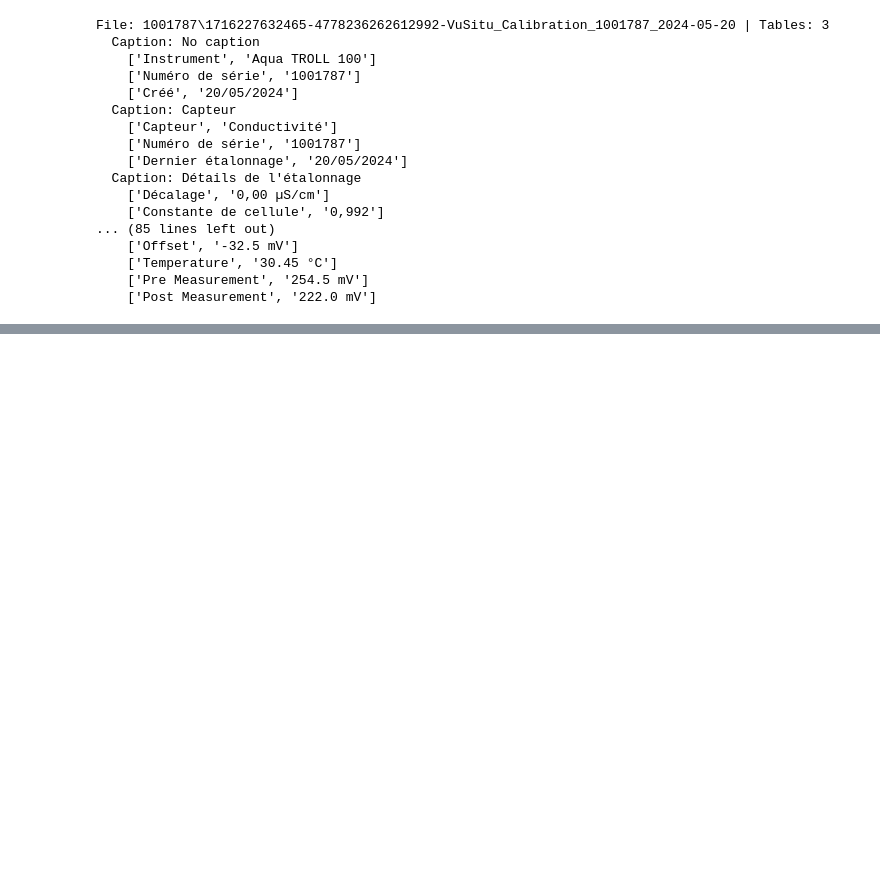
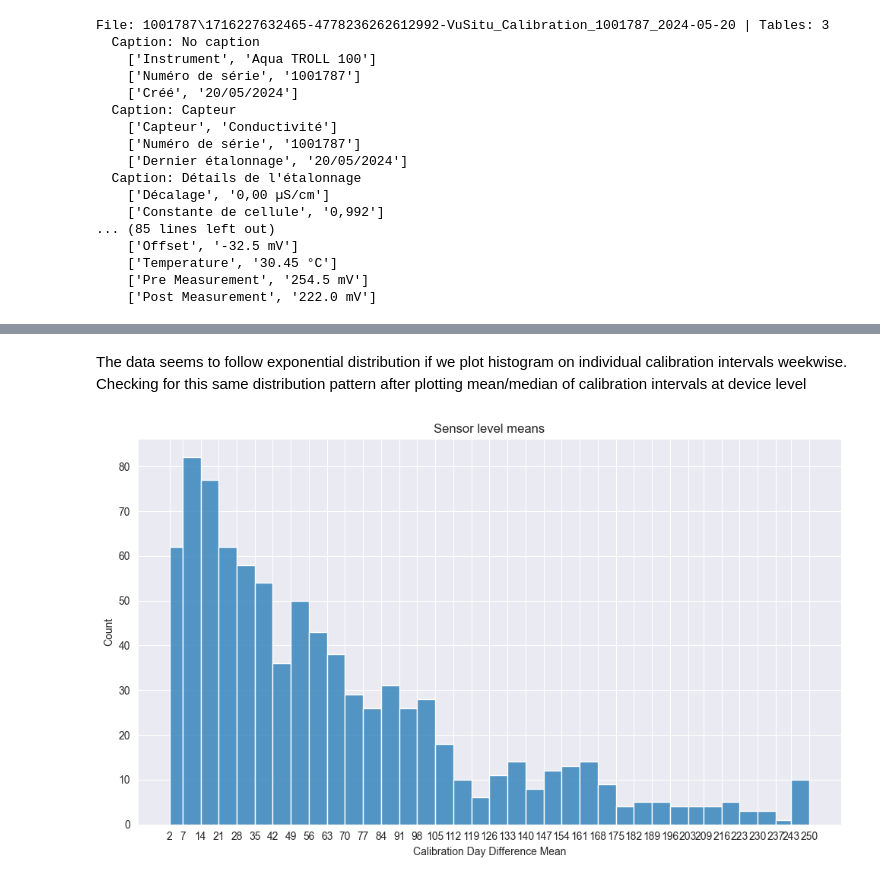
Before and after one commit to snehasasanapuri-insitu/calibration-prediction, a Jupyter notebook: calibration files_parser.ipynb, the cells around one changed output, grey strips where cells are left out. Cells and saved outputs as stored; diff of their text form; code cells hidden in the pictures; blank space fills up the shorter version.

```diff
--- a/calibration files_parser.ipynb
+++ b/calibration files_parser.ipynb
@@ -232,0 +1121,21 @@ list(parsed_tables.items())[3]
+# %%
+input_path = r"C:\Users\ssasanapuri\Downloads\CalibrationFilesAsOfMay22\tRANFORMED\pH_transformed_data_REV1.xlsx"
+df_pH = pd.read_excel(input_path, sheet_name='Sheet1')
+# %% [markdown]
+The data seems to follow exponential distribution if we plot histogram on individual calibration intervals weekwise. Checking for this same distribution pattern after plotting mean/median of calibration intervals at device level
+# %%
+custom_bins = [2, 7, 14, 21, 28, 35, 42, 49, 56, 63, 70, 77, 84, 91, 98, 105, 112, 119, 126, 133, 140, 147, 154, 161, 168, 175, 182, 189, 196, 203, 209, 216, 223, 230, 237, 243, 250]
+
+plt.figure(figsize=(10, 6))
+sns.histplot(
+
+    x=df_pH.groupby(by='pH_Serial_Number')['pH_org_Calibration_Diff_Days'].agg(['median', 'mean', 'max', 'count']).reset_index()['mean'],
+    bins=custom_bins)
+plt.xticks(custom_bins)
+plt.xlabel('Calibration Day Difference Mean')
+plt.ylabel('Count')
+plt.title('Sensor level means')
+plt.tight_layout()
+plt.show()
+# %% [output]
+[figure, added]
```
Also changed, not shown: parts of 156 cells of this notebook, 14 other files.
